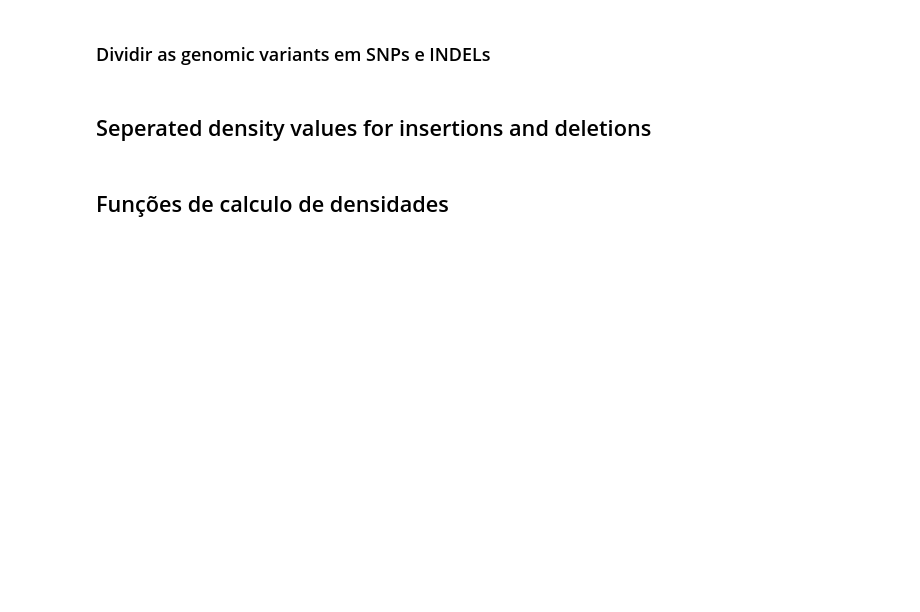
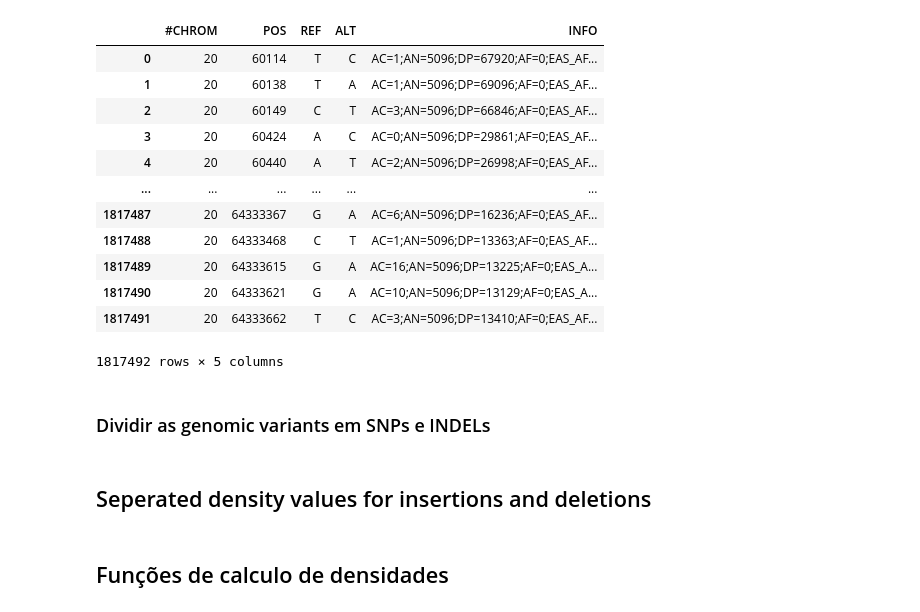
Before and after one commit to AndreSantos2000/A_map_of_privacy-sensitivity_in_human_genomes, a Jupyter notebook: jupyter_scripts/GenomicVariants/GV_processing.ipynb, the cells around one changed output. Drawn from its saved outputs; the diff is of its cells as text; code cells hidden in the pictures; blank space fills up the shorter version.

```diff
--- a/jupyter_scripts/GenomicVariants/GV_processing.ipynb
+++ b/jupyter_scripts/GenomicVariants/GV_processing.ipynb
@@ -20,10 +20,24 @@ def writeNewtxt(file_path, df):
         f.write(str_row)
     f.close
 # %%
-#gvs_chr20_read= "/home/androx/Documents/trabalho/datasets/Genomic_variants/chr20/allChr20.GRCH38.sorted.vcf"
-#gvs_chr20_df = pd.read_csv(gvs_chr20_read, sep="\t", usecols=['#CHROM',  'POS', 'REF', 'ALT', 'INFO'])
+gvs_chr20_read= "/home/androx/Documents/trabalho/datasets/Genomic_variants/chr20/allChr20.GRCH38.sorted.vcf"
+gvs_chr20_df = pd.read_csv(gvs_chr20_read, sep="\t", usecols=['#CHROM',  'POS', 'REF', 'ALT', 'INFO'])
 
-#gvs_chr20_df
+gvs_chr20_df
+# %% [output]
+|  | #CHROM | POS | REF | ALT | INFO |
+| 0 | 20 | 60114 | T | C | AC=1;AN=5096;DP=67920;AF=0;EAS_AF... |
+| 1 | 20 | 60138 | T | A | AC=1;AN=5096;DP=69096;AF=0;EAS_AF... |
+| 2 | 20 | 60149 | C | T | AC=3;AN=5096;DP=66846;AF=0;EAS_AF... |
+| 3 | 20 | 60424 | A | C | AC=0;AN=5096;DP=29861;AF=0;EAS_AF... |
+| 4 | 20 | 60440 | A | T | AC=2;AN=5096;DP=26998;AF=0;EAS_AF... |
+| ... | ... | ... | ... | ... | ... |
+| 1817487 | 20 | 64333367 | G | A | AC=6;AN=5096;DP=16236;AF=0;EAS_AF... |
+| 1817488 | 20 | 64333468 | C | T | AC=1;AN=5096;DP=13363;AF=0;EAS_AF... |
+| 1817489 | 20 | 64333615 | G | A | AC=16;AN=5096;DP=13225;AF=0;EAS_A... |
+| 1817490 | 20 | 64333621 | G | A | AC=10;AN=5096;DP=13129;AF=0;EAS_A... |
+| 1817491 | 20 | 64333662 | T | C | AC=3;AN=5096;DP=13410;AF=0;EAS_AF... |
+1817492 rows × 5 columns
 # %%
 #writeNewtxt(gvs_chr20_read, gvs_chr20_df)
 # %%
```
Also changed, not shown: parts of 4 cells of this notebook, 5 other files.
